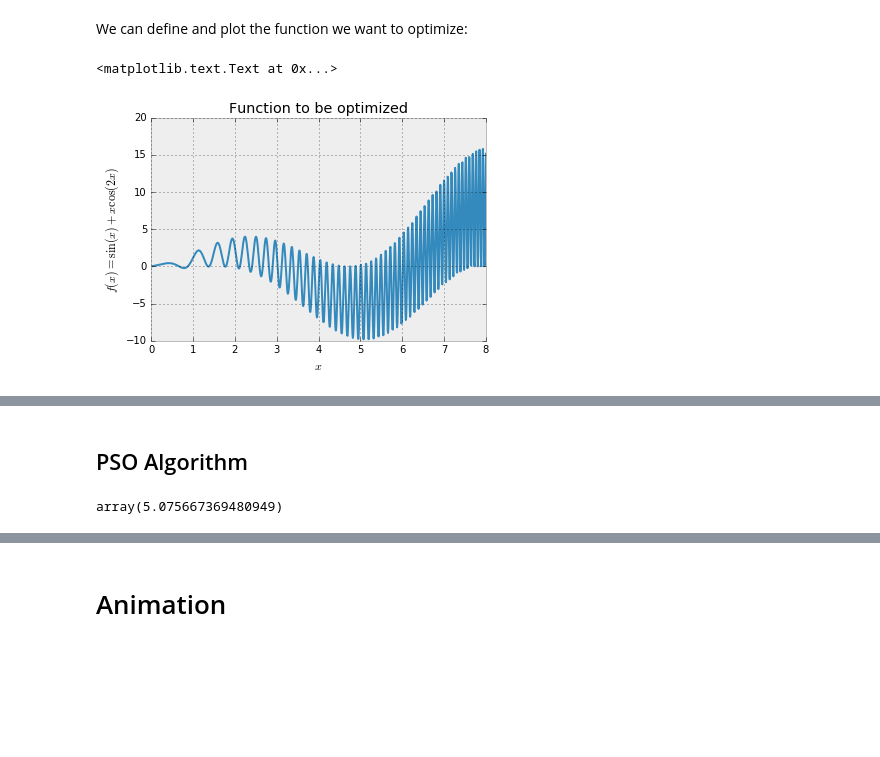
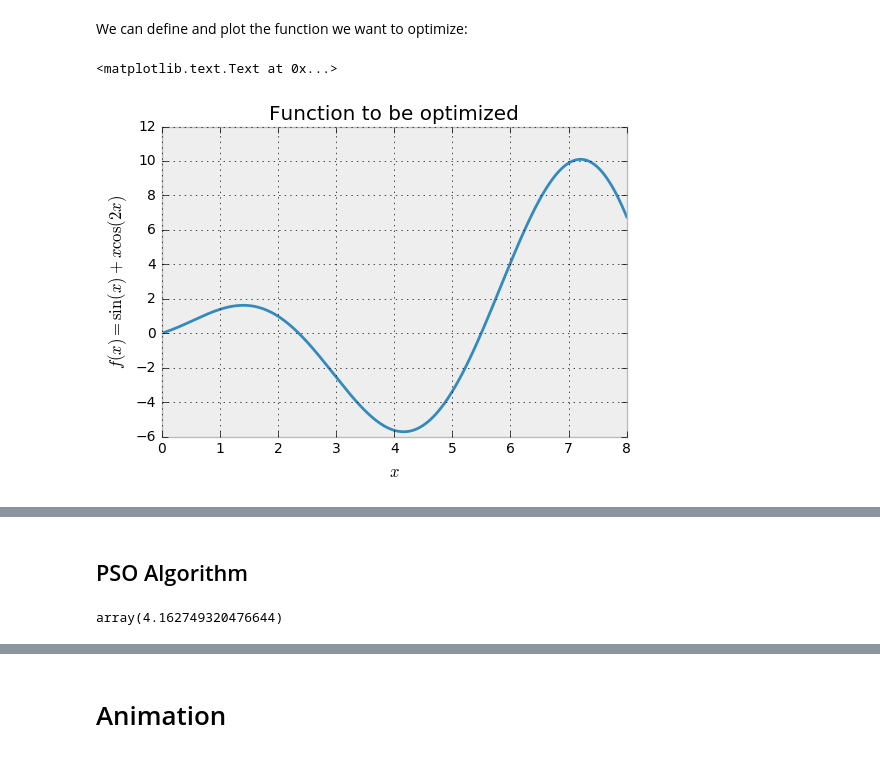
Before and after one commit to CAChemE/stochastic-optimization, a Jupyter notebook: PSO/1D/Python-algorithm-viz.ipynb, the cells around one changed output, grey strips where cells are left out. Cells and saved outputs as stored; diff of their text form; code cells hidden in the pictures; blank space fills up the shorter version.

```diff
--- a/PSO/1D/Python-algorithm-viz.ipynb
+++ b/PSO/1D/Python-algorithm-viz.ipynb
@@ -16,23 +16,23 @@ We can define and plot the function we want to optimize:
 # %%
 x_lo = 0
 x_up = 8
 n_points = 1000
 
 x = np.linspace(x_lo, x_up, n_points)
 
 def f(x):
-    # return x*np.sin(x) + x*np.cos(5*x**2)
-    return x*np.sin(x) + x*np.cos(5*x**2)
+    return x*np.sin(x) + x*np.cos(x)
+    #return x*np.sin(x) + x*np.cos(5*x**2)
 
 y = f(x)
 
 plt.plot(x,y)
 plt.ylabel('$f(x) = \sin(x)+x\cos(2x)$')
 plt.xlabel('$x$')
 plt.title('Function to be optimized')
 # %% [output]
 <matplotlib.text.Text at 0x...>
-[figure, old version]
+[figure, new version]
 # %% [markdown]
 So we will be using the [Particle Swarm Optimization algorithm](https://en.wikipedia.org/wiki/Particle_swarm_optimization) to obtain the minumum (SPOILER!)
 ![PSO-1D](img/PSS-Example-1D.gif)
@@ -119,7 +119,7 @@ def run_PSO(n_particles=5, omega=0.1, phi_p=0.1, phi_g=0.1):
 run_PSO()
 x_best_p_global
 # %% [output]
-array(5.075667369480949)
+array(4.162749320476644)
 # %%
 x_particles
 # %% [output]
```
Also changed, not shown: parts of 5 cells of this notebook.
